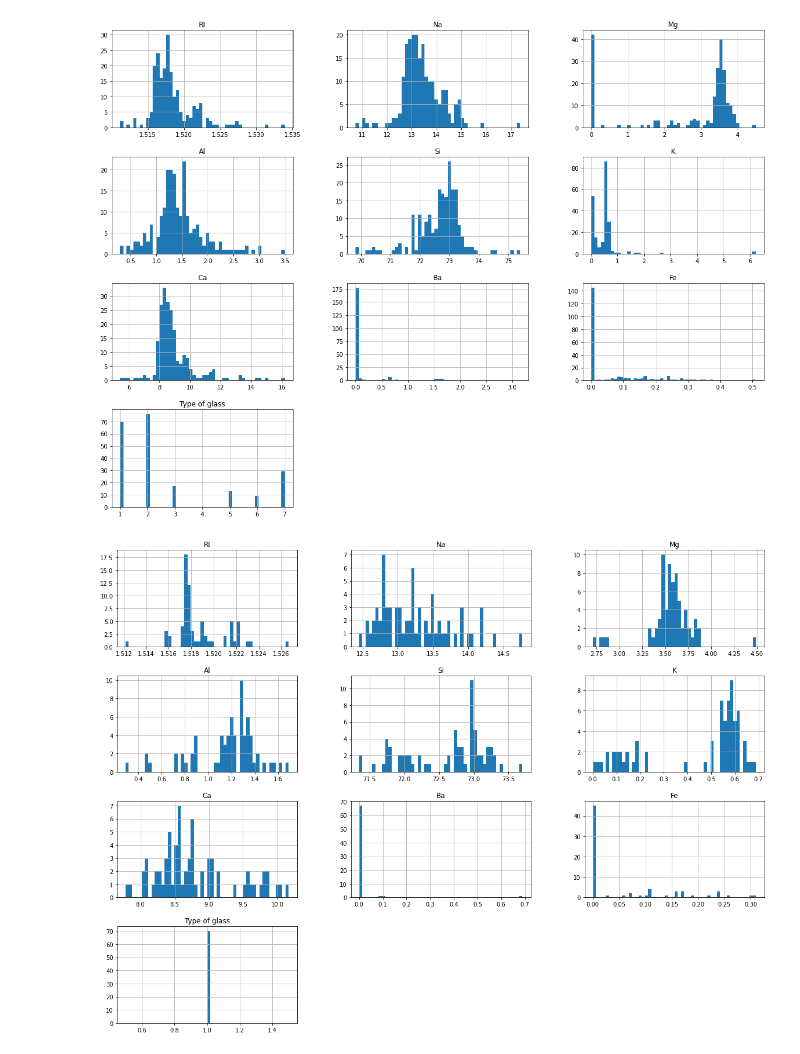
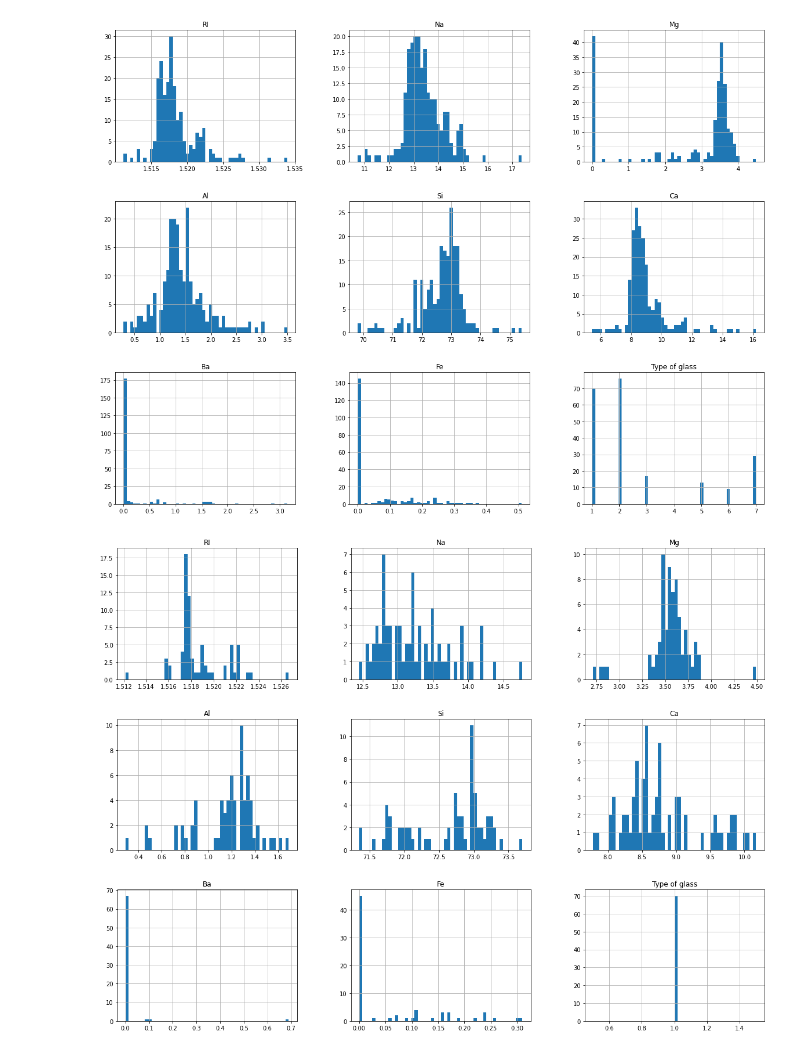
Before and after one commit to RaphaelJ-S/inf5081-tp1, a Jupyter notebook: app/app.ipynb, the cells around one changed output. Drawn from its saved outputs; the diff is of its cells as text; code cells hidden in the pictures.

```diff
--- a/app/app.ipynb
+++ b/app/app.ipynb
@@ -21,14 +26,14 @@ def decision_tree(data, classLabel):
 
 
 data = Data(load_data("glass.data"))
-frame = data.toDataFrame()
-frame.hist(bins=50, figsize=(20, 15))
+data.removeColumn("K")
+data.data_frame.hist(bins=50, figsize=(20, 15))
 plt.show()
 # %% [output]
-[figure, old version]
+[figure, new version]
 # %%
-frame[frame["Type of glass"] == 1].hist(bins=50, figsize=(20, 15))
+data.getClassData(1).hist(bins=50, figsize=(20, 15))
 plt.show()
 # %% [output]
-[figure, old version]
+[figure, new version]
 # %%
```
Also changed, not shown: parts of 12 cells of this notebook, 2 other files.
